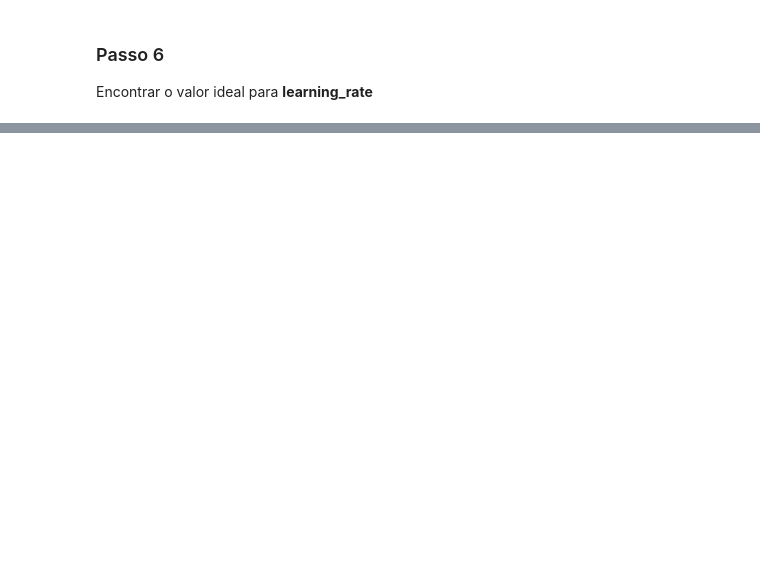
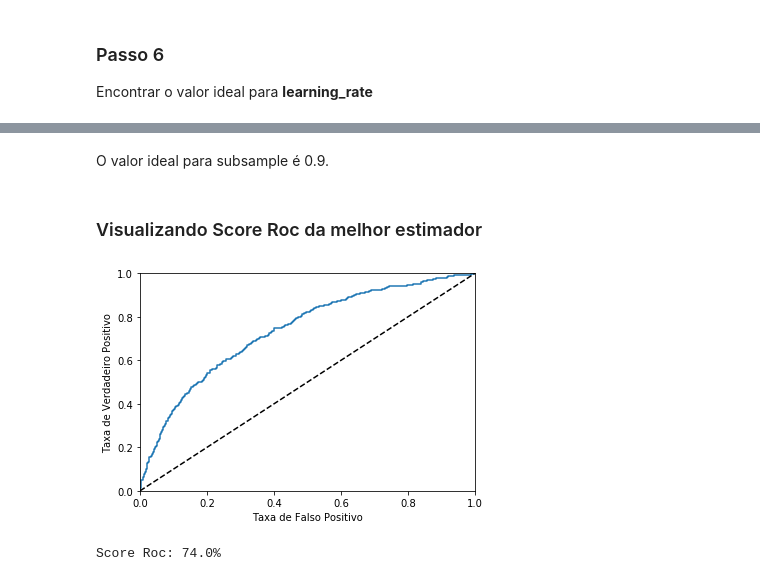
Before and after one commit to vyniciuss/NDG_ml_Home_Credit, a Jupyter notebook: Home_Credit_MS.ipynb, the cells around one changed output, grey strips where cells are left out. Saved outputs shown, nothing was run; the diff lists cells and outputs as text; code cells hidden in the pictures; blank space fills up the shorter version.

```diff
--- a/Home_Credit_MS.ipynb
+++ b/Home_Credit_MS.ipynb
@@ -351,0 +426,17 @@ display(grid6.grid_scores_, grid6.best_params_, grid6.best_score_)
+# %%
+t0 = time()
+param7 = {'subsample': np.arange(0.1, 1, 0.1)}
+grid7 = GridSearchCV(estimator = GradientBoostingClassifier(learning_rate = 0.1,
+                                                            n_estimators = 90,
+                                                            max_depth=3,
+                                                            max_features = 24,
+                                                            subsample = 0.8,
+                                                            min_samples_leaf= 65,
+                                                            min_samples_split = 1800,
+                                                            random_state = 10),
+param_grid = param7, scoring = 'roc_auc', n_jobs = 4, iid = False, cv = 5)
+grid7.fit(x_train, y_train)
+
+print("Tempo de execução:", round(time()-t0, 3), "s")
+draw_roc_score(grid7, x_train, y_train, x_test, y_test)
+display(grid7.grid_scores_, grid7.best_params_, grid7.best_score_)
@@ -351,0 +464,26 @@ display(grid6.grid_scores_, grid6.best_params_, grid6.best_score_)
+# %% [markdown]
+O valor ideal para subsample é 0.9.
+# %% [markdown]
+### Visualizando Score Roc da melhor estimador
+# %%
+from sklearn.metrics import roc_curve
+from sklearn.metrics import roc_auc_score
+
+clf_candidate1 = grid7.best_estimator_
+
+y_probas = clf_candidate1.predict_proba(x_test)
+y_scores = y_probas[:, 1]
+
+fpr1, tpr1, thresholds = roc_curve(y_test, y_scores)
+
+plt.plot(fpr1, tpr1, linewidth=1.5, label=None)
+plt.plot([0, 1], [0, 1], 'k--')
+plt.axis([0, 1, 0, 1])
+plt.xlabel('Taxa de Falso Positivo')
+plt.ylabel('Taxa de Verdadeiro Positivo')
+plt.show()
+
+print("Score Roc: {}%".format(np.round(roc_auc_score(y_test, y_scores)*100), 2))
+# %% [output]
+[figure, added]
+Score Roc: 74.0%
```
Also changed, not shown: parts of 12 cells of this notebook.
